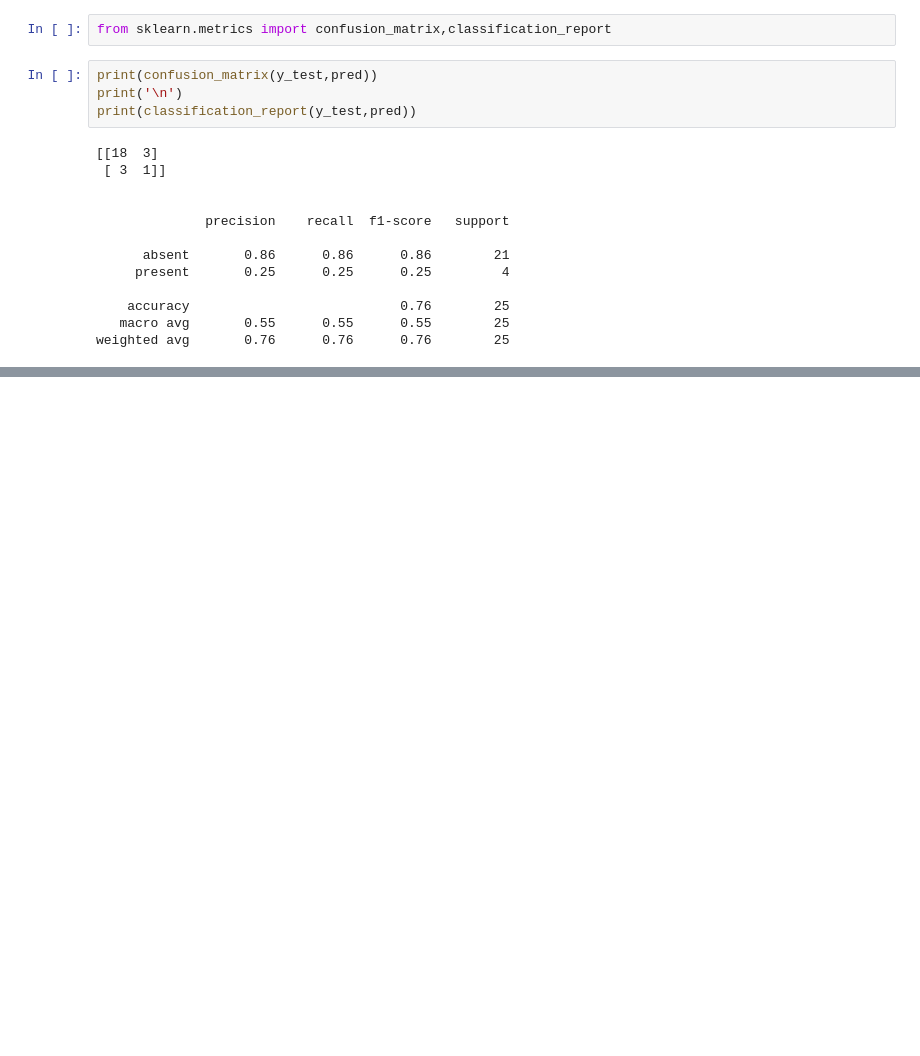
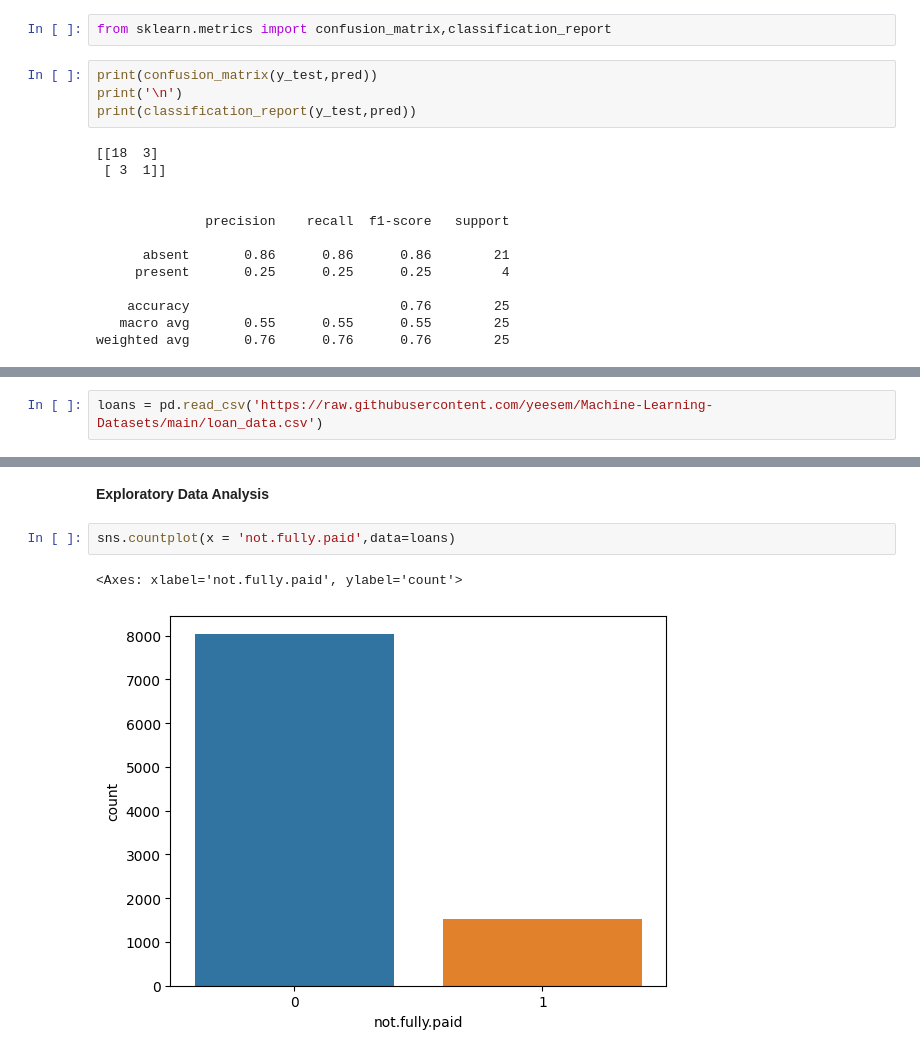
Before and after one commit to yeesem/Machine-Learning, a Jupyter notebook: Decision_Tree_and_Random_Forest.ipynb, the cells around one changed output, grey strips where cells are left out. Drawn from its saved outputs; the diff is of its cells as text; blank space fills up the shorter version.

```diff
--- a/Decision_Tree_and_Random_Forest.ipynb
+++ b/Decision_Tree_and_Random_Forest.ipynb
@@ -134,0 +137,2 @@ weighted avg       0.76      0.76      0.76        25
+# %%
+loans = pd.read_csv('https://raw.githubusercontent.com/yeesem/Machine-Learning-Datasets/main/loan_data.csv')
@@ -134,0 +180,7 @@ weighted avg       0.76      0.76      0.76        25
+# %% [markdown]
+**Exploratory Data Analysis**
+# %%
+sns.countplot(x = 'not.fully.paid',data=loans)
+# %% [output]
+<Axes: xlabel='not.fully.paid', ylabel='count'>
+[figure, added]
```
Also changed, not shown: parts of 37 cells of this notebook.
